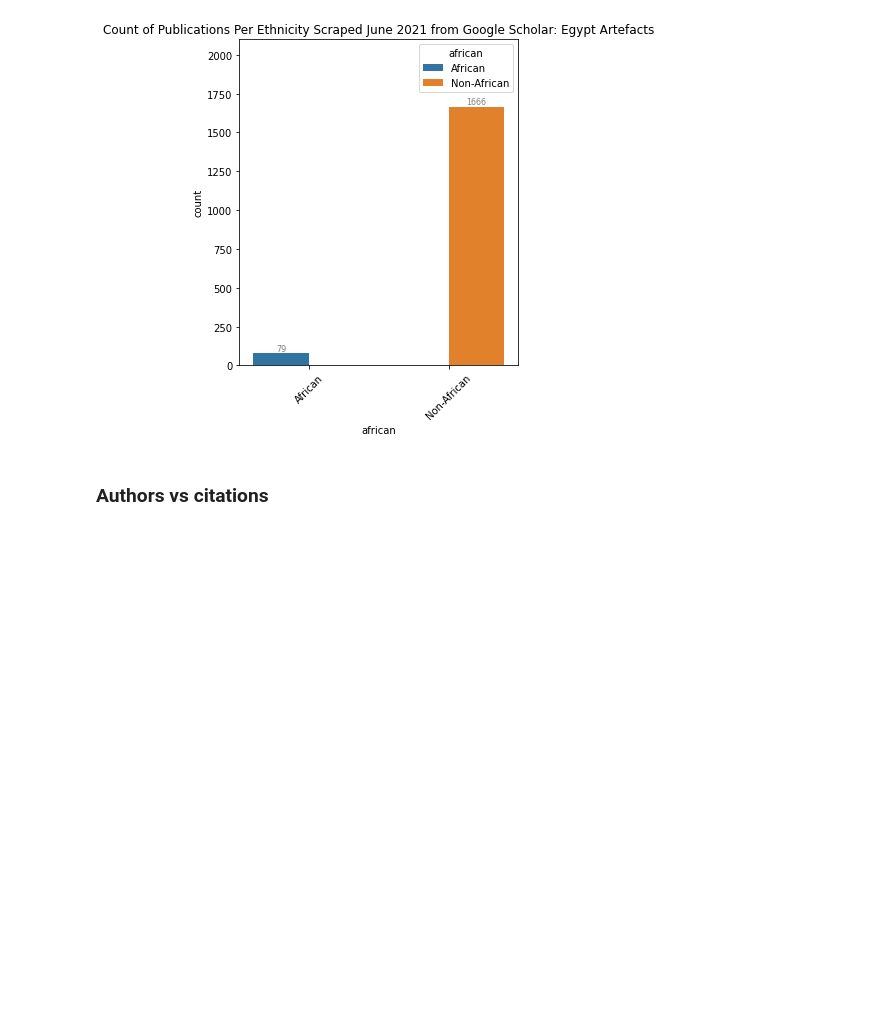
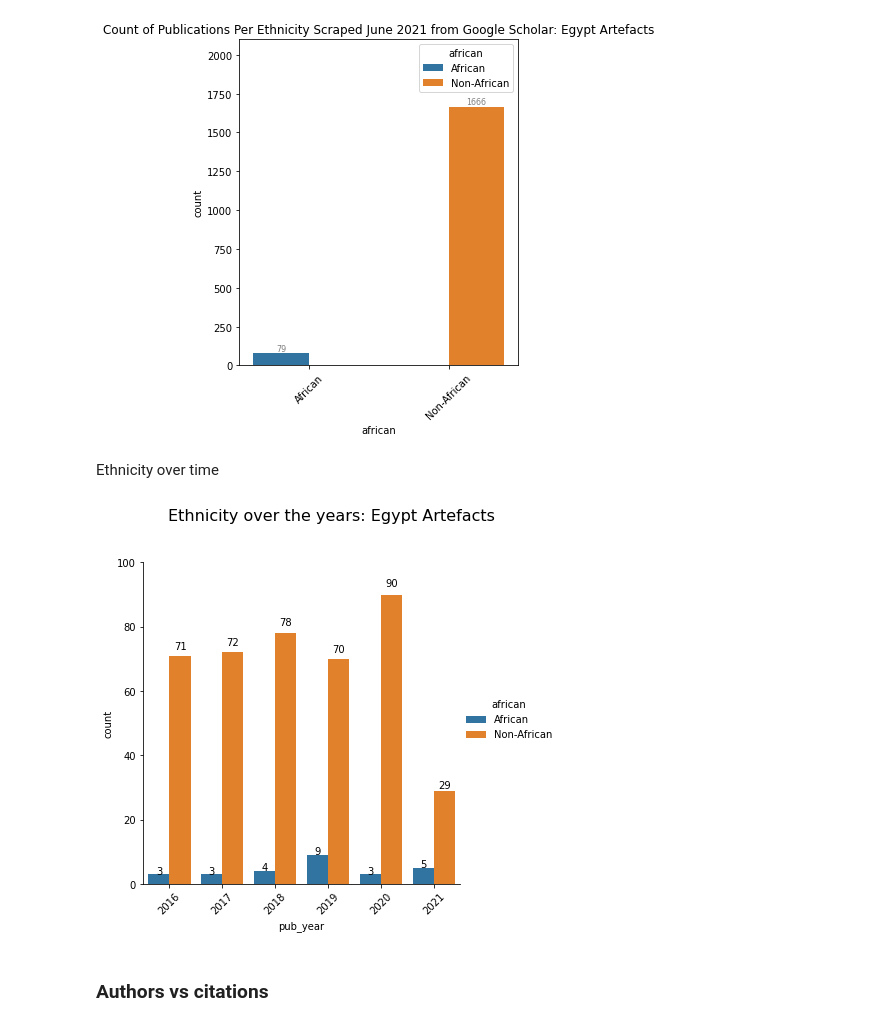
Before and after one commit to TamatiB/restitution_africa2021, a Jupyter notebook: scrape_crawl/Egypt_Vizs_PM.ipynb, the cells around one changed output. Cells and saved outputs as stored; diff of their text form; code cells hidden in the pictures; blank space fills up the shorter version.

```diff
--- a/scrape_crawl/Egypt_Vizs_PM.ipynb
+++ b/scrape_crawl/Egypt_Vizs_PM.ipynb
@@ -272,6 +286,46 @@ _ = ax.set_ylim(0,2100) #To make space for the annotations
 #plt.savefig('ea_gs_pubsperethnicity.eps', format='eps')
 # %% [output]
 [figure]
+# %% [markdown]
+Ethnicity over time
+# %%
+df['pub_year'] = df['bib'].apply(lambda x: ast.literal_eval(x)['pub_year'])
+df_not_nan = df[df['pub_year']!= 'NA']
+df_not_nan = df_not_nan[df_not_nan['pub_year'].astype(int) > 2015]
+year_author = df_not_nan.set_index('pub_year', append=True).author.apply(pd.Series).stack().reset_index(level=[0, 2], drop=True).reset_index()
+year_author['surname'] = year_author[0].apply(lambda x: clean_name(x, True))
+preds = pred_wiki_ln(year_author, "surname")
+preds['african'] = preds['race'].apply(lambda x: 'African' if x=='GreaterAfrican,Africans' else ('African' if x== 'GreaterAfrican,Muslim' else 'Non-African'))
+#manual fixes
+for name in fix_list:
+    preds.loc[preds['surname']==name, 'african'] = 'African'
+preds['count'] = 1
+ratio = preds.groupby(['pub_year','african']).agg('sum').reset_index()
+# %%
+catp = sns.catplot(x = "pub_year",   # x variable name
+            y = "count",      # y variable name
+            hue = "african",  # group variable name
+            data = ratio,     # dataframe to plot
+            kind = "bar")
+
+# This will merge columns in order of the chart
+vals = ratio[ratio['african'] == 'African']['count'].to_list() + ratio[ratio['african'] == 'Non-African']['count'].to_list()
+
+# Add the values on top of each correct bar
+i = 0
+for idx, p in enumerate(catp.ax.patches):
+    height = p.get_height()
+    catp.ax.text(p.get_x()+p.get_width()/2.,
+            height + height*.03,
+            vals[idx],
+            ha="center")
+_ = catp.ax.set_ylim(0,100) #To make space for the annotations
+plt.xticks(rotation=45)
+plt.suptitle('Ethnicity over the years: Egypt Artefacts', size=16, y=1.12)
+#plt.tight_layout()
+plt.show()
+# %% [output]
+[figure, added]
 # %% [markdown]
 ### Authors vs citations
 # %% [markdown]
```
Also changed, not shown: parts of 34 cells of this notebook, 8 other files.
